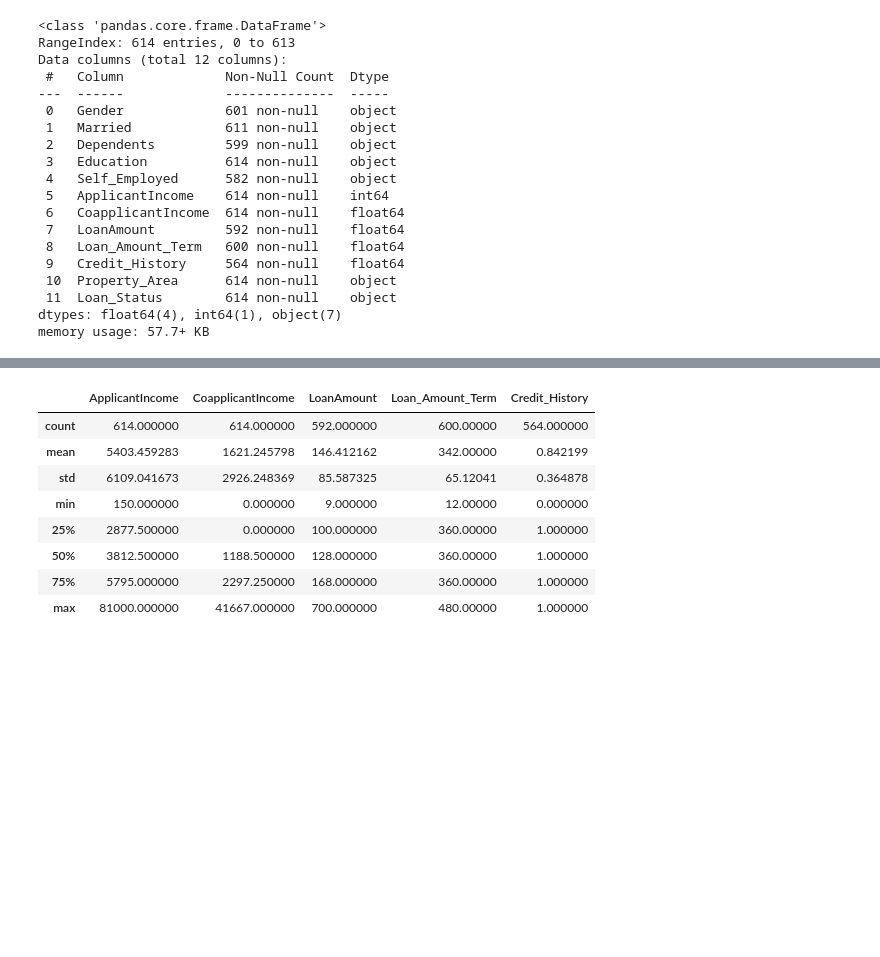
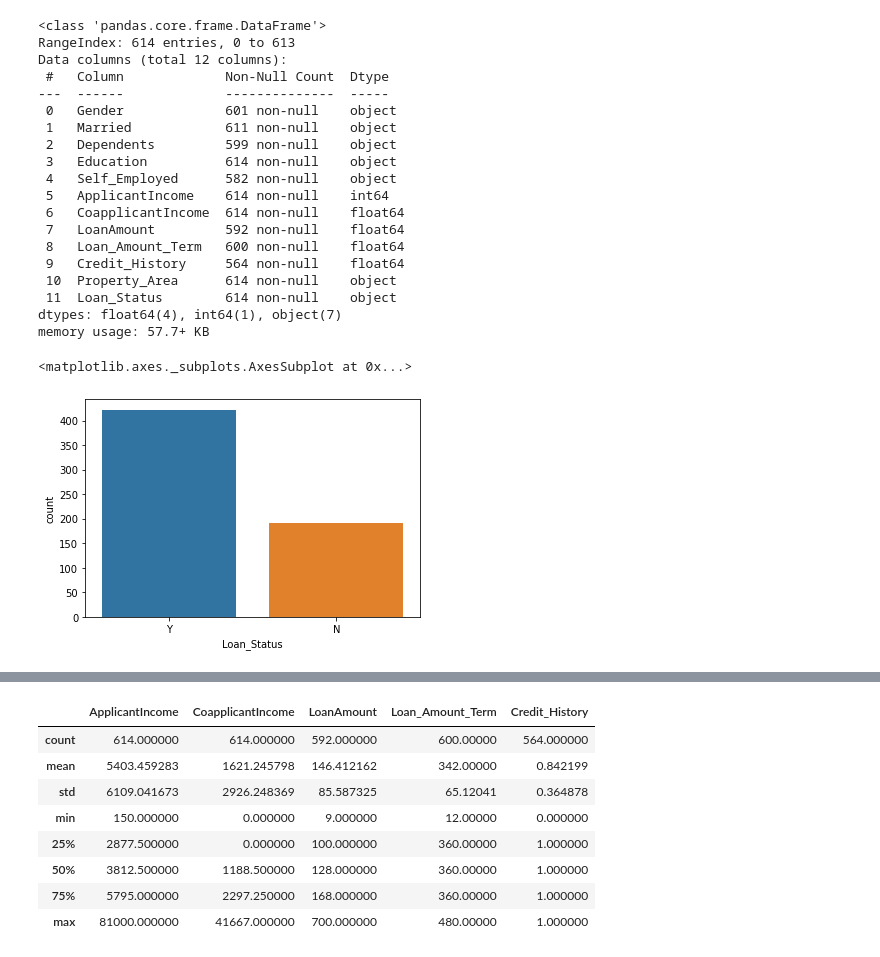
Before and after one commit to abir-sharma/loan-prediction, a Jupyter notebook: Loan_prediction.ipynb, the cells around one changed output, grey strips where cells are left out. Cells and saved outputs as stored; diff of their text form; code cells hidden in the pictures; blank space fills up the shorter version.

```diff
--- a/Loan_prediction.ipynb
+++ b/Loan_prediction.ipynb
@@ -78,3 +65,8 @@ Data columns (total 12 columns):
  11  Loan_Status        614 non-null    object
 dtypes: float64(4), int64(1), object(7)
 memory usage: 57.7+ KB
+# %%
+sns.countplot('Loan_Status',data=train)
+# %% [output]
+<matplotlib.axes._subplots.AxesSubplot at 0x...>
+[figure, added]
```
Also changed, not shown: parts of 69 cells of this notebook, 2 other files.
